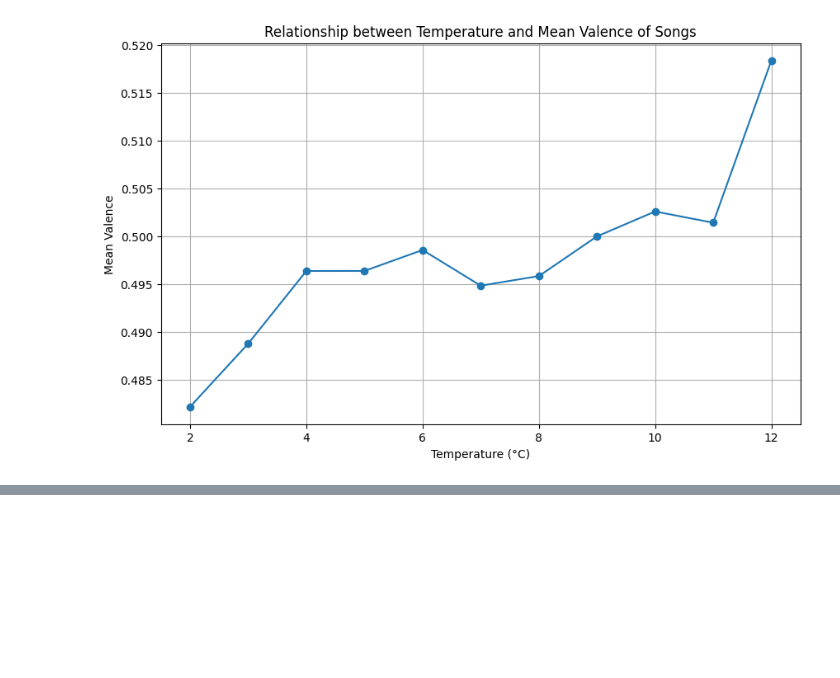
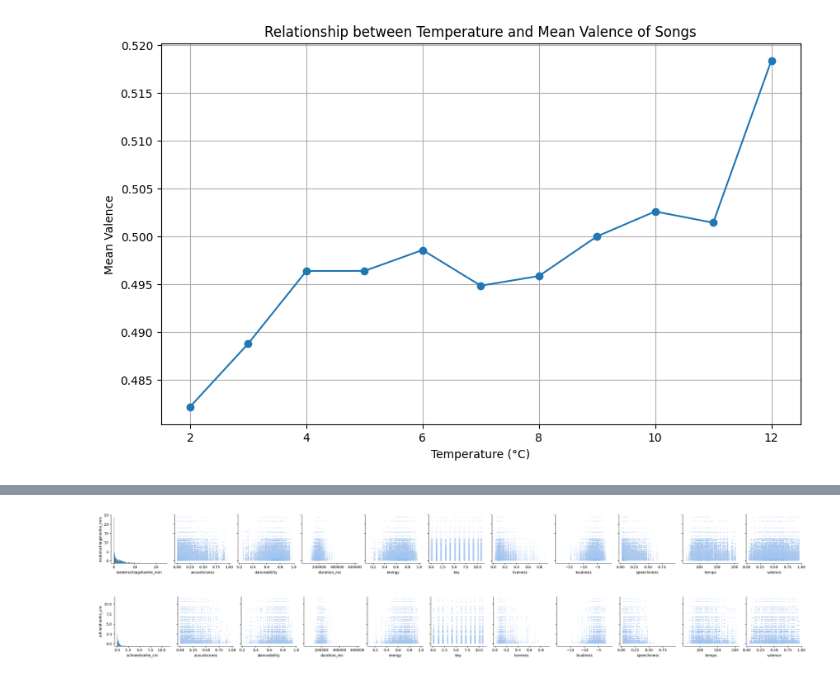
Before and after one commit to quicktus/2023-amse, a Jupyter notebook: exploration.ipynb, the cells around one changed output, grey strips where cells are left out. Saved outputs shown, nothing was run; the diff lists cells and outputs as text; code cells hidden in the pictures; blank space fills up the shorter version.

```diff
--- a/exploration.ipynb
+++ b/exploration.ipynb
@@ -93,6 +94,7 @@ aggregations = {
     "schneehoehe_cm": "mean",
     "neuschneehoehe_cm": "mean",
 }
+rain_df["mess_datum"] = rain_df["mess_datum"].dt.date
 rain_df = rain_df.groupby("mess_datum").agg(aggregations).reset_index()
 
 print(rain_df)
@@ -299,0 +331,11 @@ See the caveats in the documentation: https://pandas.pydata.org/pandas-docs/stab
+# %%
+merged_df = rain_df
+merged_df = merged_df.merge(songs_df[songs_df["position"] <= 50], left_on="mess_datum", right_on="date")
+merged_df = merged_df.merge(audio_features_df, on="track_id")
+sns.pairplot(merged_df, kind="hist", x_vars=["niederschlagshoehe_mm"]+x_vars, y_vars=["niederschlagshoehe_mm"])
+plt.show()
+sns.pairplot(merged_df, kind="hist", x_vars=["schneehoehe_cm"]+x_vars, y_vars=["schneehoehe_cm"])
+plt.show()
+# %% [output]
+[figure, added]
+[figure, added]
```
Also changed, not shown: parts of 10 cells of this notebook.
